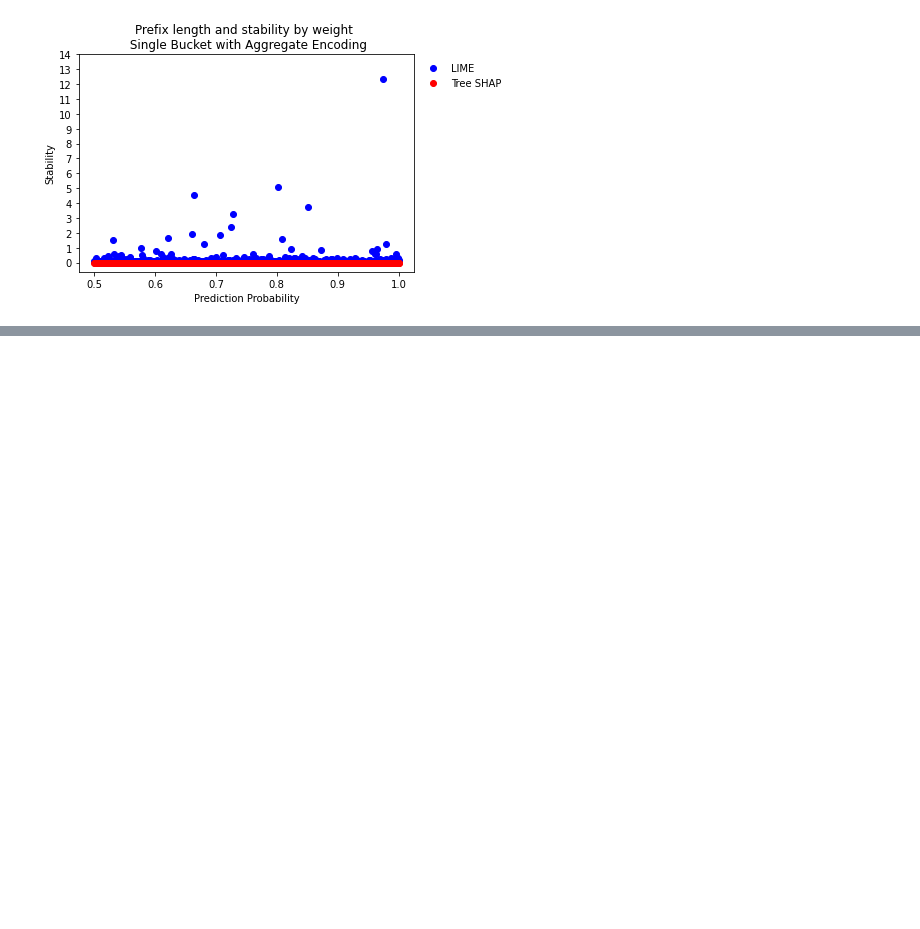
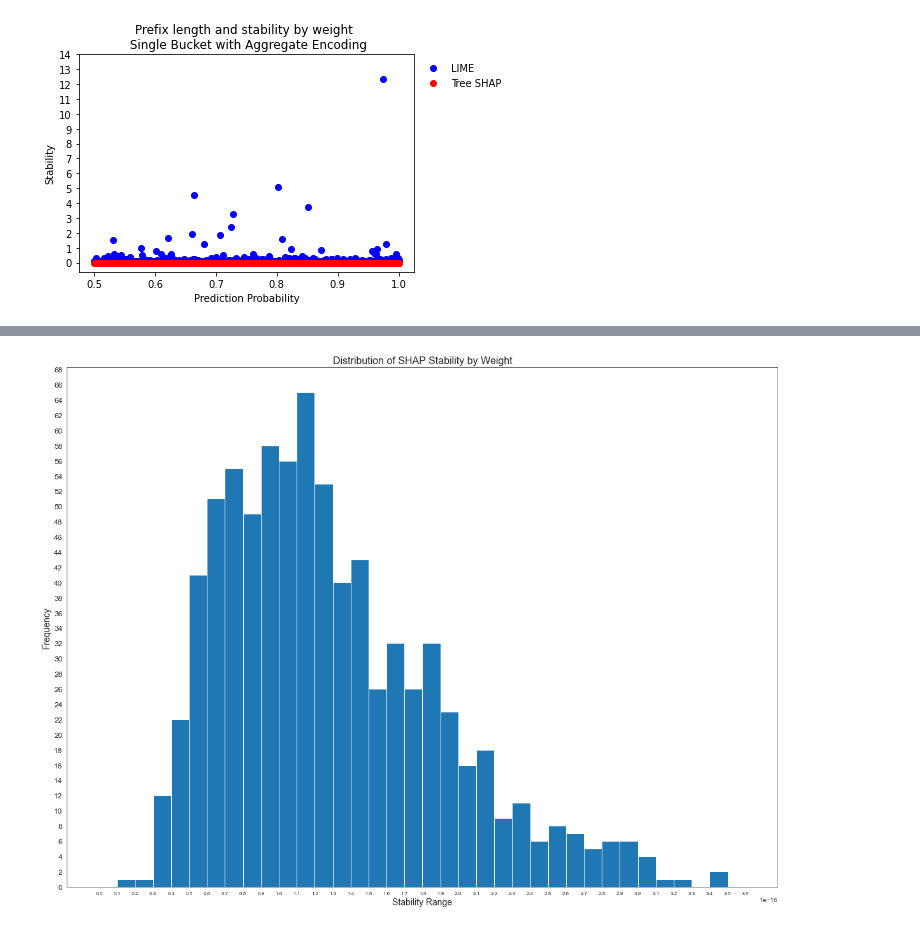
Before and after one commit to Mythreyi-V/PPA_Evaluation, a Jupyter notebook: benchmark_interpretability/PPM_Stability/bpic2012/xgboost_single_agg/bpic2012_data.ipynb, the cells around one changed output, grey strips where cells are left out. Cells and saved outputs as stored; diff of their text form; code cells hidden in the pictures; blank space fills up the shorter version.

```diff
--- a/benchmark_interpretability/PPM_Stability/bpic2012/xgboost_single_agg/bpic2012_data.ipynb
+++ b/benchmark_interpretability/PPM_Stability/bpic2012/xgboost_single_agg/bpic2012_data.ipynb
@@ -354,0 +383,15 @@ plt.show()
+# %%
+bins = np.arange(0, shap_upper+1e-17, 1e-17)
+yticks = np.arange(0, 70, 2)
+sns.set_style("white")
+plt.subplots(figsize=(20, 15))
+plt.hist(all_shap_stab, bins = bins)
+#plt.figsize([50, 50])
+plt.xticks(bins, fontsize = 8)
+plt.yticks(yticks, fontsize = 12)
+plt.title("Distribution of SHAP Stability by Weight", fontsize = 16)
+plt.xlabel("Stability Range", fontsize = 14)
+plt.ylabel("Frequency", fontsize = 14)
+plt.show()
+# %% [output]
+[figure, added]
```
Also changed, not shown: parts of 4 cells of this notebook, 1 other file.
